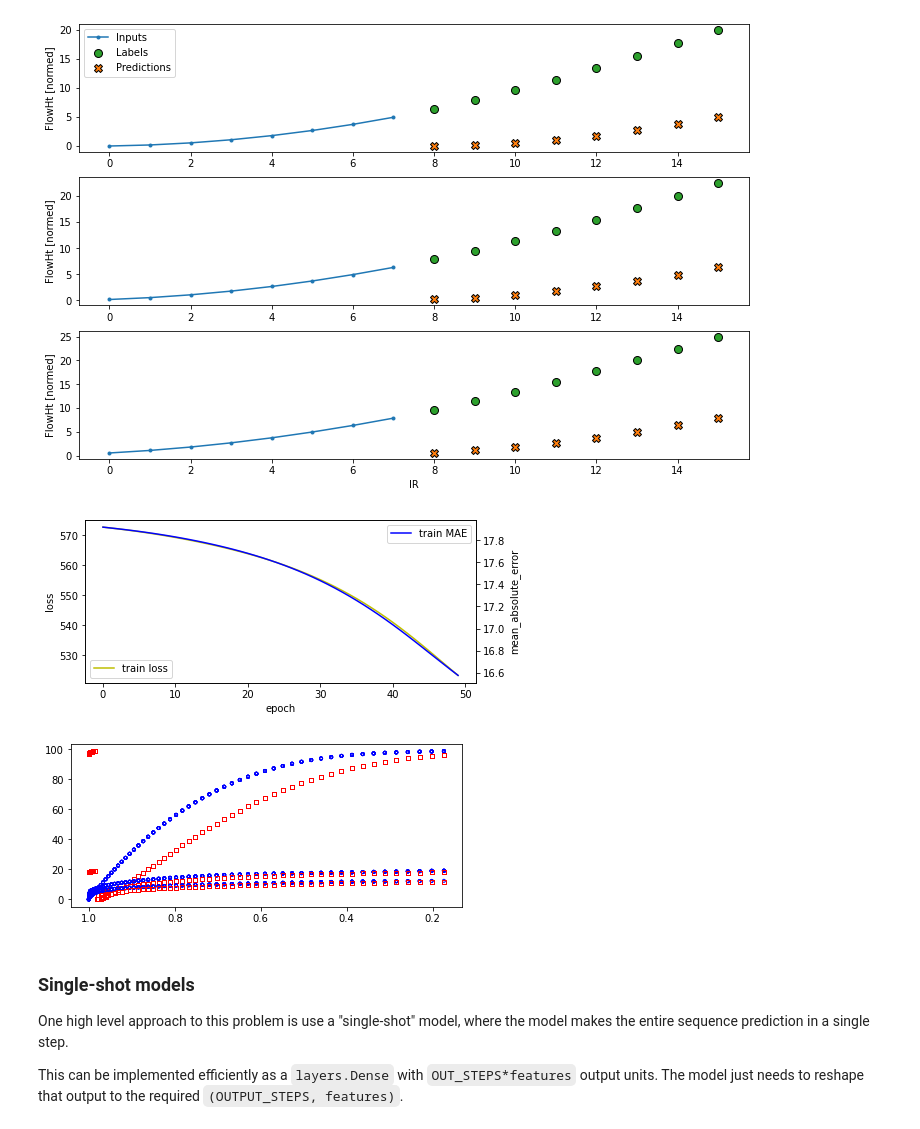
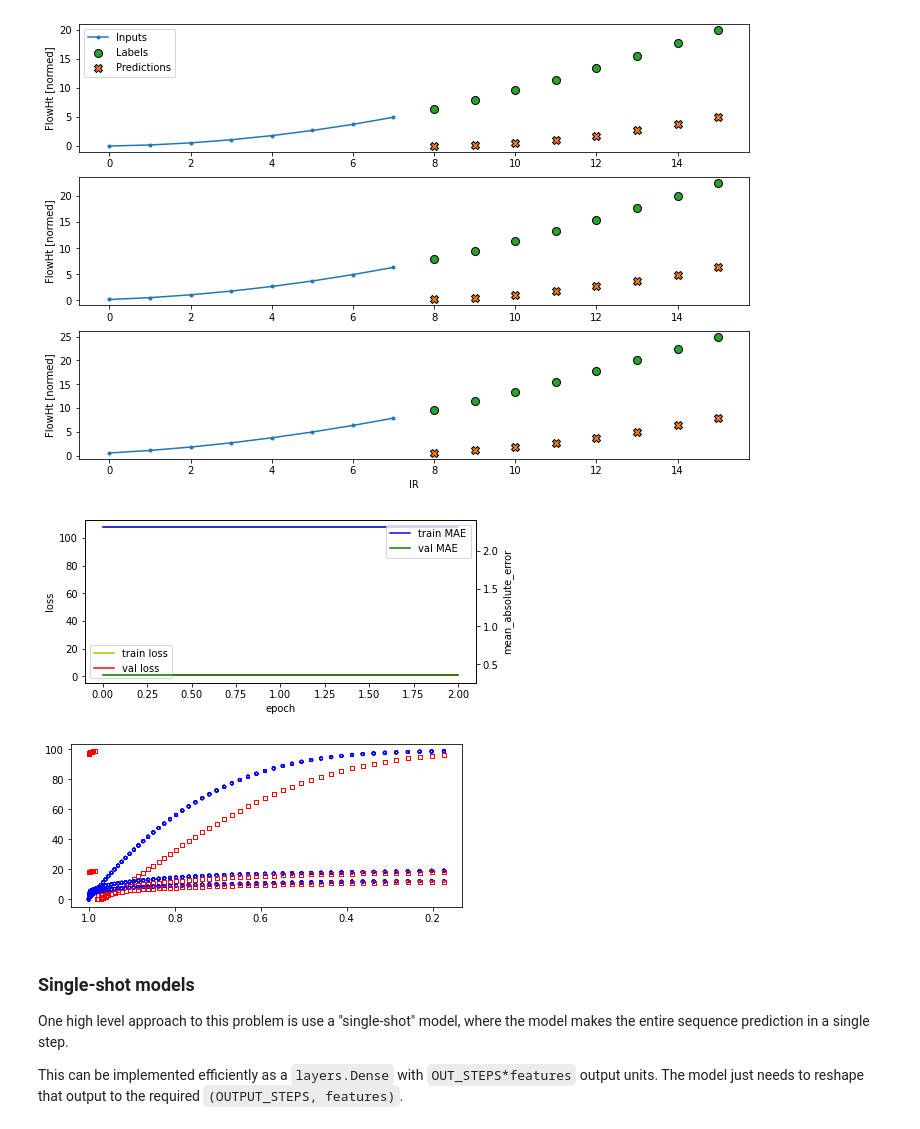
Before and after one commit to blee8/MyNotebook, a Jupyter notebook: 00_Procedures/flow_multistep.ipynb, the cells around one changed output. Drawn from its saved outputs; the diff is of its cells as text; code cells hidden in the pictures.

```diff
--- a/00_Procedures/flow_multistep.ipynb
+++ b/00_Procedures/flow_multistep.ipynb
@@ -758,10 +699,12 @@ crv_tr = df[0:int(n*0.75)].copy()
 #crv_tr = df[0:int(n*0.25)].copy()
 #crv_tr = df[int(n*0.25):int(n*0.50)].copy()
 #crv_tr = df[int(n*0.50):int(n*0.75)].copy()
-crv_va = df[int(n*0.75):int(n)].copy()
+crv_va = df[int(n*0.75):int(n*.875)].copy()
+crv_te = df[int(n*0.875):int(n)].copy()
 
 train_df=crv_tr
 val_df=crv_va
+test_df=crv_te
 # %%
 OUT_STEPS = 8
 multi_window = Class_t.WindowGenerator(input_width=8,train_df= crv_tr,
@@ -802,8 +742,11 @@ last_baseline = MultiStepLastBaseline()
 
 multi_window.train_df = train_df
 multi_window.val_df = val_df
+multi_window.test_df = test_df
+
 multi_window_t.train_df = train_df
 multi_window_t.val_df = val_df
+multi_window_t.test_df = test_df
 
 history = compile.compile_and_fit(last_baseline, multi_window)
 
@@ -812,7 +755,7 @@ multi_val_performance = {}
 multi_performance = {}
 
 multi_val_performance['Last'] = last_baseline.evaluate(multi_window.val)
-multi_performance['Last'] = last_baseline.evaluate(multi_window.val, verbose=0)
+multi_performance['Last'] = last_baseline.evaluate(multi_window.test, verbose=0)
 multi_window.plot(last_baseline)
 
 IPython.display.clear_output()
@@ -845,10 +788,10 @@ IPython.display.clear_output()
 # %% [output]
 [figure]
 # %%
-plots_t.eval(his)
+plots_t.eval(history)
 multi_window_t.plot_batch(n_batch=10, model=repeat_baseline,dset_name='train' )
 # %% [output]
-[figure, old version]
+[figure, new version]
 [figure]
 # %% [markdown]
 ### Single-shot models
```
Also changed, not shown: parts of 38 cells of this notebook, 4 other files.
